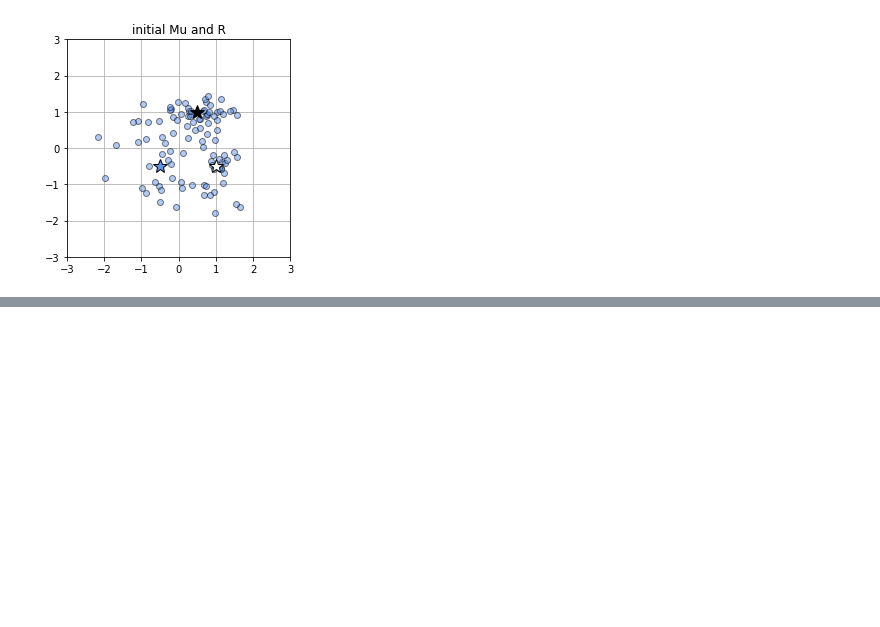
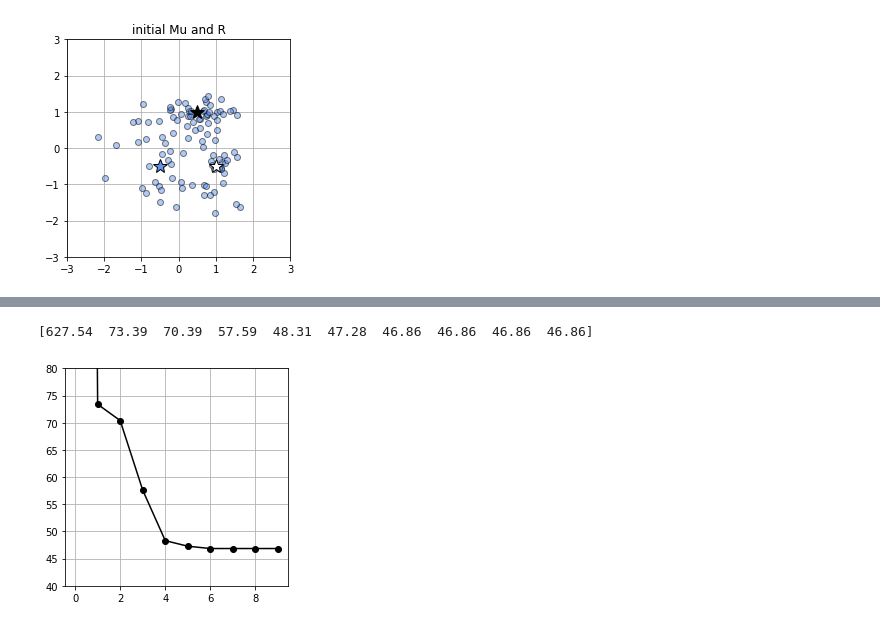
Before and after one commit to Shin9cloud/RNN-reinforcement_learning, a Jupyter notebook: CHAPTER 09 비지도 학습.ipynb, the cells around one changed output, grey strips where cells are left out. Cells and saved outputs as stored; diff of their text form; code cells hidden in the pictures; blank space fills up the shorter version.

```diff
--- a/CHAPTER 09 비지도 학습.ipynb
+++ b/CHAPTER 09 비지도 학습.ipynb
@@ -135,0 +191,22 @@ plt.show()
+# %%
+# Mu와 R의 초기화
+N = X.shape[0]
+K = 3
+Mu = np.array([[-2,1], [-2,0], [-2, -1]])
+R = np.c_[np.ones((N,1), dtype = int), np.zeros((N, 2), dtype = int)]
+max_it = 10
+it = 0
+DM = np.zeros(max_it) # 왜곡 척도의 계산 결과 넣기
+for it in range(0, max_it):
+    R = step1_kmeans(X[:,0], X[:,1], Mu)
+    DM[it] = distortion_measure(X[:,0], X[:, 1], R, Mu) # 왜곡 척도
+    Mu = step2_kmeans(X[:,0], X[:,1], R)
+print(np.round(DM, 2))
+plt.figure(1, figsize=(4,4))
+plt.plot(DM, color = 'black', linestyle = '-', marker = 'o')
+plt.ylim(40, 80)
+plt.grid(True)
+plt.show()
+# %% [output]
+[627.54  73.39  70.39  57.59  48.31  47.28  46.86  46.86  46.86  46.86]
+[figure, added]
```
Also changed, not shown: parts of 28 cells of this notebook, 1 other file.
